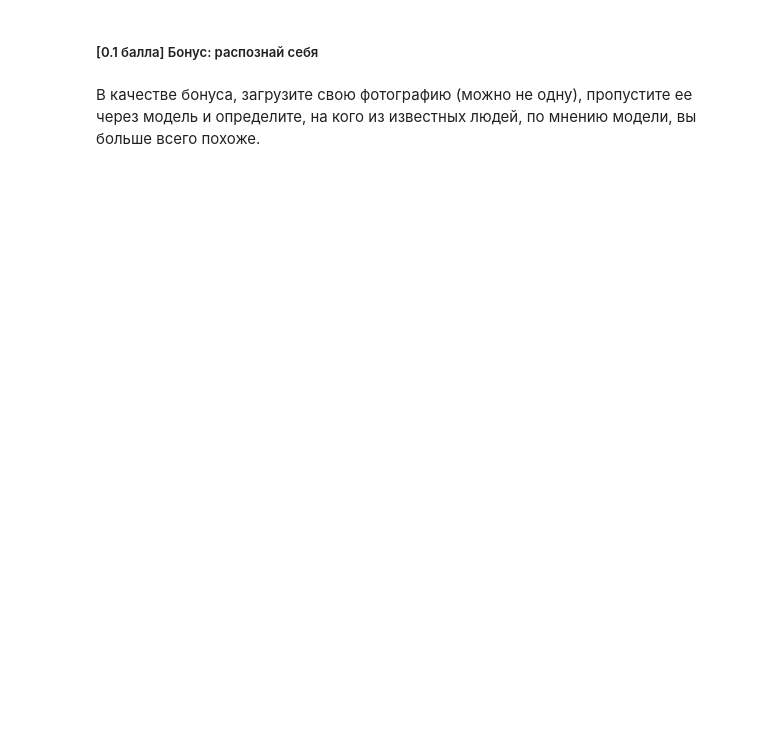
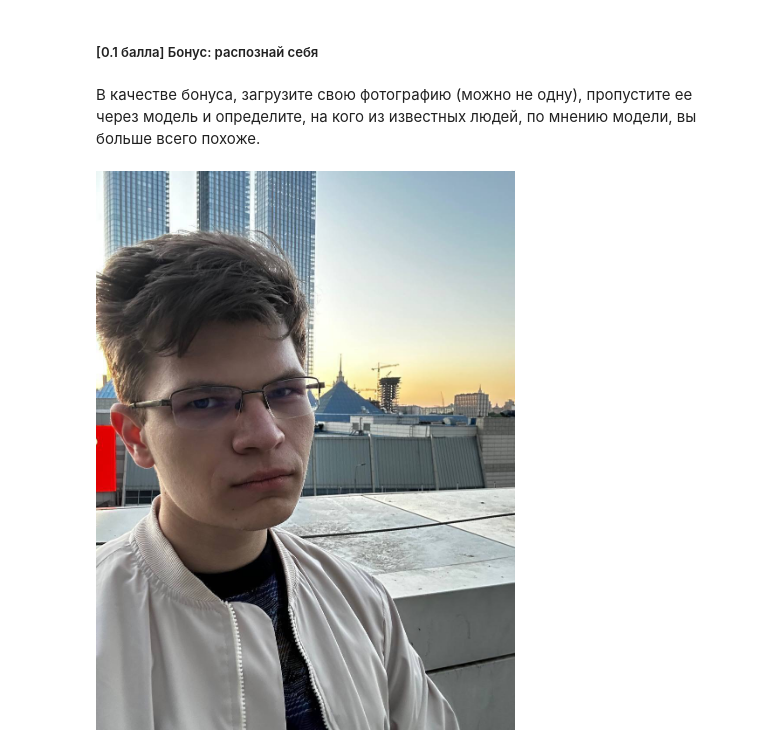
Before and after one commit to Bosbobos/IAD, a Jupyter notebook: DeepLearningBasics/hw02_img/homework_02.ipynb, the cells around one changed output. Drawn from its saved outputs; the diff is of its cells as text; code cells hidden in the pictures; blank space fills up the shorter version.

```diff
--- a/DeepLearningBasics/hw02_img/homework_02.ipynb
+++ b/DeepLearningBasics/hw02_img/homework_02.ipynb
@@ -520,0 +783,6 @@ get_score(get_auc_roc(model))
+# %%
+from PIL import Image
+my_img = Image.open('me.jpg')
+my_img
+# %% [output]
+[figure, added]
```
Also changed, not shown: parts of 25 cells of this notebook, 1 other file.
